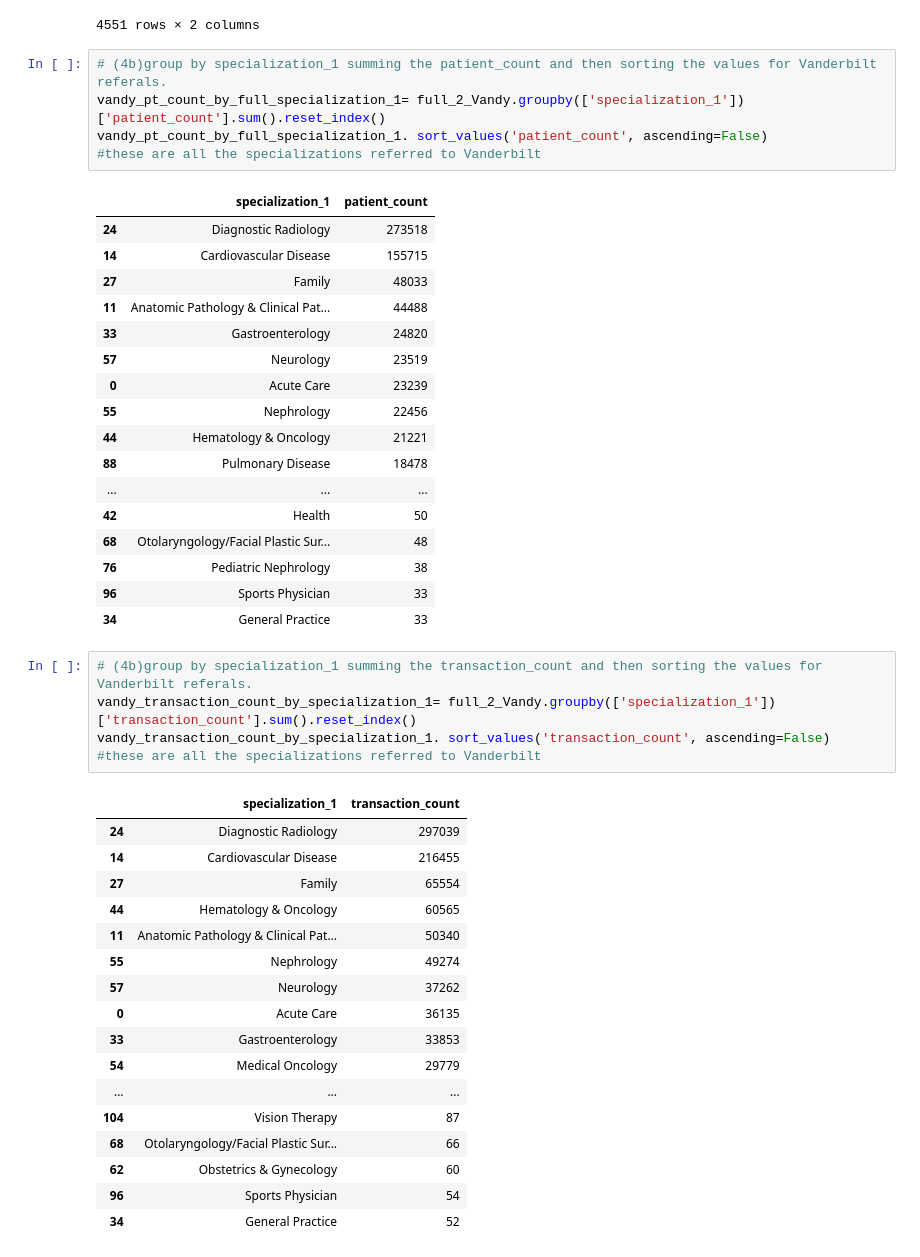
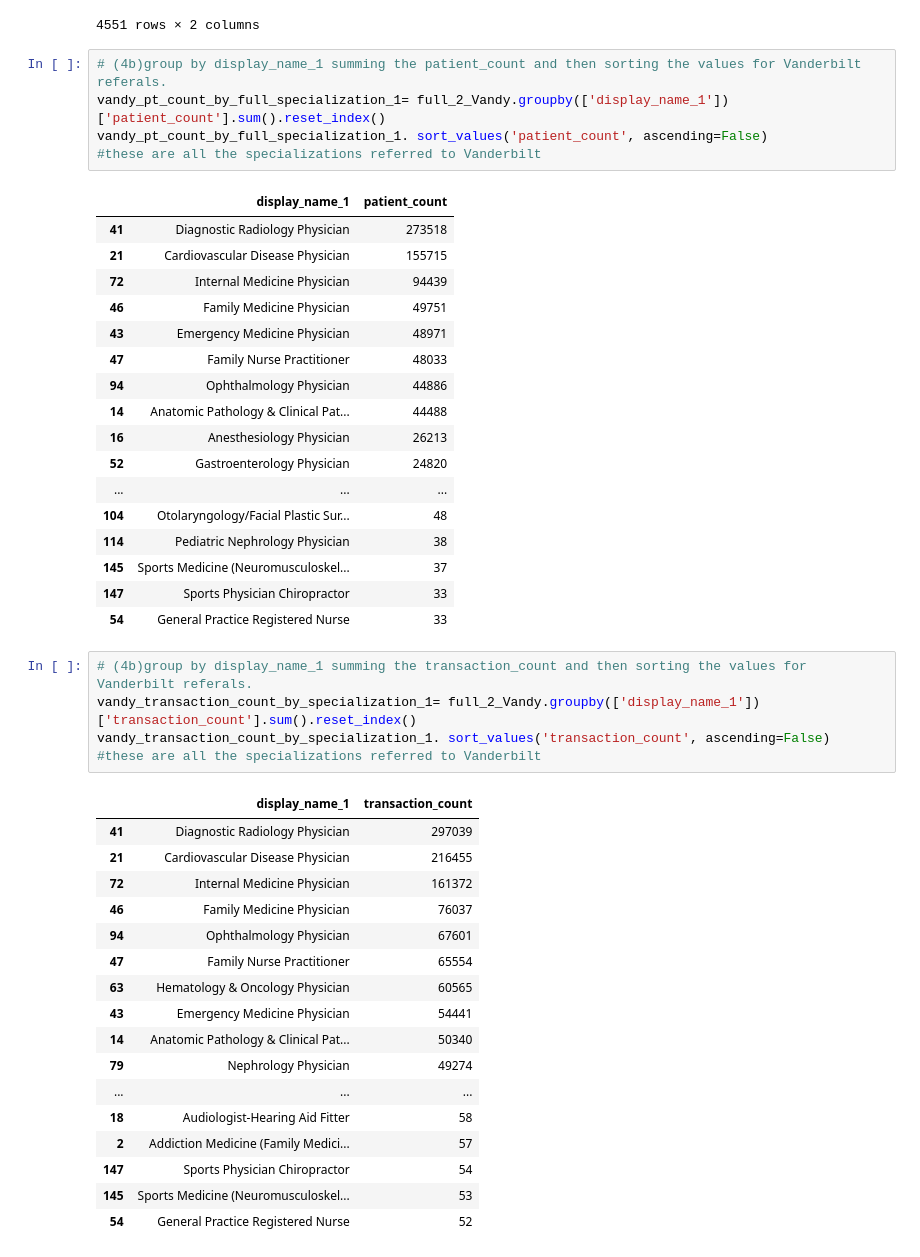
Before and after one commit to nss-data-science-cohort-5/hop_team-hot_pretzels, a Jupyter notebook: HCBB2_V2.ipynb, the cells around one changed output. Cells and saved outputs as stored; diff of their text form.

```diff
--- a/HCBB2_V2.ipynb
+++ b/HCBB2_V2.ipynb
@@ -513,48 +513,48 @@ vandy_transaction_count_by_from_npi. sort_values('transaction_count', ascending=
 | 565 | 1134178171 | 50 |
 4551 rows × 2 columns
 # %%
-# (4b)group by specialization_1 summing the patient_count and then sorting the values for Vanderbilt referals.
-vandy_pt_count_by_full_specialization_1= full_2_Vandy.groupby(['specialization_1'])['patient_count'].sum().reset_index()
+# (4b)group by display_name_1 summing the patient_count and then sorting the values for Vanderbilt referals.
+vandy_pt_count_by_full_specialization_1= full_2_Vandy.groupby(['display_name_1'])['patient_count'].sum().reset_index()
 vandy_pt_count_by_full_specialization_1. sort_values('patient_count', ascending=False)
 #these are all the specializations referred to Vanderbilt
 # %% [output]
-|  | specialization_1 | patient_count |
-| 24 | Diagnostic Radiology | 273518 |
-| 14 | Cardiovascular Disease | 155715 |
-| 27 | Family | 48033 |
-| 11 | Anatomic Pathology & Clinical Pat... | 44488 |
-| 33 | Gastroenterology | 24820 |
-| 57 | Neurology | 23519 |
-| 0 | Acute Care | 23239 |
-| 55 | Nephrology | 22456 |
-| 44 | Hematology & Oncology | 21221 |
-| 88 | Pulmonary Disease | 18478 |
+|  | display_name_1 | patient_count |
+| 41 | Diagnostic Radiology Physician | 273518 |
+| 21 | Cardiovascular Disease Physician | 155715 |
+| 72 | Internal Medicine Physician | 94439 |
+| 46 | Family Medicine Physician | 49751 |
+| 43 | Emergency Medicine Physician | 48971 |
+| 47 | Family Nurse Practitioner | 48033 |
+| 94 | Ophthalmology Physician | 44886 |
+| 14 | Anatomic Pathology & Clinical Pat... | 44488 |
+| 16 | Anesthesiology Physician | 26213 |
+| 52 | Gastroenterology Physician | 24820 |
 | ... | ... | ... |
-| 42 | Health | 50 |
-| 68 | Otolaryngology/Facial Plastic Sur... | 48 |
-| 76 | Pediatric Nephrology | 38 |
-| 96 | Sports Physician | 33 |
-| 34 | General Practice | 33 |
+| 104 | Otolaryngology/Facial Plastic Sur... | 48 |
+| 114 | Pediatric Nephrology Physician | 38 |
+| 145 | Sports Medicine (Neuromusculoskel... | 37 |
+| 147 | Sports Physician Chiropractor | 33 |
+| 54 | General Practice Registered Nurse | 33 |
 # %%
-# (4b)group by specialization_1 summing the transaction_count and then sorting the values for Vanderbilt referals.
-vandy_transaction_count_by_specialization_1= full_2_Vandy.groupby(['specialization_1'])['transaction_count'].sum().reset_index()
+# (4b)group by display_name_1 summing the transaction_count and then sorting the values for Vanderbilt referals.
+vandy_transaction_count_by_specialization_1= full_2_Vandy.groupby(['display_name_1'])['transaction_count'].sum().reset_index()
 vandy_transaction_count_by_specialization_1. sort_values('transaction_count', ascending=False)
 #these are all the specializations referred to Vanderbilt
 # %% [output]
-|  | specialization_1 | transaction_count |
-| 24 | Diagnostic Radiology | 297039 |
-| 14 | Cardiovascular Disease | 216455 |
-| 27 | Family | 65554 |
-| 44 | Hematology & Oncology | 60565 |
-| 11 | Anatomic Pathology & Clinical Pat... | 50340 |
-| 55 | Nephrology | 49274 |
-| 57 | Neurology | 37262 |
-| 0 | Acute Care | 36135 |
-| 33 | Gastroenterology | 33853 |
-| 54 | Medical Oncology | 29779 |
+|  | display_name_1 | transaction_count |
+| 41 | Diagnostic Radiology Physician | 297039 |
+| 21 | Cardiovascular Disease Physician | 216455 |
+| 72 | Internal Medicine Physician | 161372 |
+| 46 | Family Medicine Physician | 76037 |
+| 94 | Ophthalmology Physician | 67601 |
+| 47 | Family Nurse Practitioner | 65554 |
+| 63 | Hematology & Oncology Physician | 60565 |
+| 43 | Emergency Medicine Physician | 54441 |
+| 14 | Anatomic Pathology & Clinical Pat... | 50340 |
+| 79 | Nephrology Physician | 49274 |
 | ... | ... | ... |
-| 104 | Vision Therapy | 87 |
-| 68 | Otolaryngology/Facial Plastic Sur... | 66 |
-| 62 | Obstetrics & Gynecology | 60 |
-| 96 | Sports Physician | 54 |
-| 34 | General Practice | 52 |
+| 18 | Audiologist-Hearing Aid Fitter | 58 |
+| 2 | Addiction Medicine (Family Medici... | 57 |
+| 147 | Sports Physician Chiropractor | 54 |
+| 145 | Sports Medicine (Neuromusculoskel... | 53 |
+| 54 | General Practice Registered Nurse | 52 |
```
